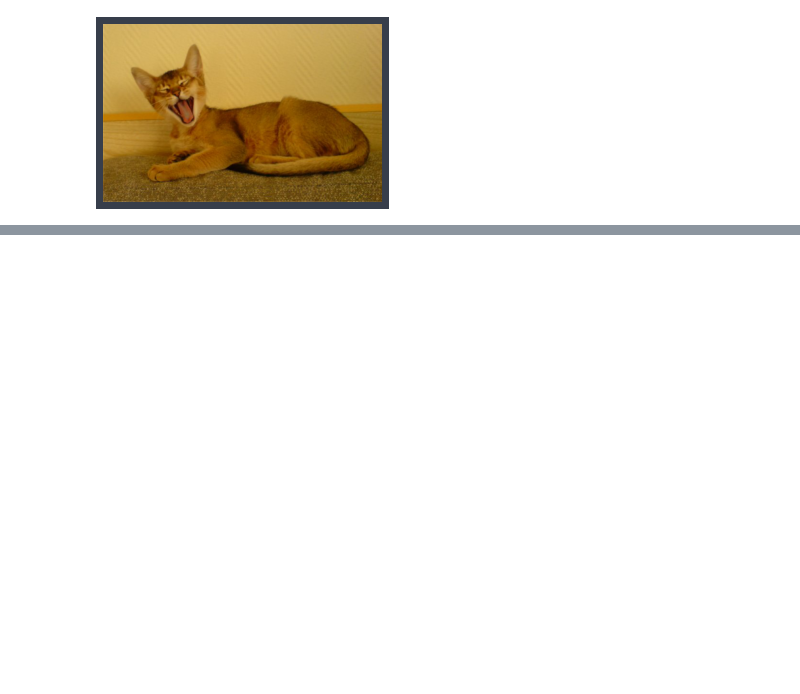
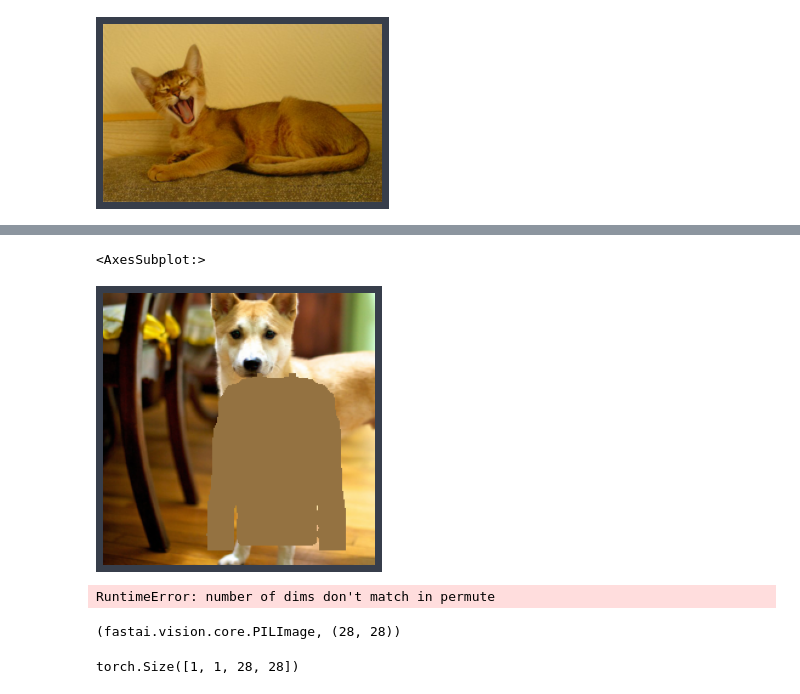
Before and after one commit to fredguth/occlusion_experiments, a Jupyter notebook: 00_core.ipynb, the cells around one changed output, grey strips where cells are left out. Saved outputs shown, nothing was run; the diff lists cells and outputs as text; code cells hidden in the pictures; blank space fills up the shorter version.

```diff
--- a/00_core.ipynb
+++ b/00_core.ipynb
@@ -144,0 +179,50 @@ p.show(), p.shape
+# %%
+class Occlude(Transform):
+    def __init__(self, occlusion_data):
+        self.occ = occlusion_data
+#         self.occ_type = 'dataset' if str(occlusion_data.__class__).split('.')[1]=='datasets' else 'file'
+    def encodes(self, f):
+        if (str(f.__class__).find('Image')==-1):
+            'f needs to become an image'
+            i_pipe = Pipeline([PILImage.create, Resize(224)])
+            i = i_pipe(f)
+        else:
+            i = Resize(224)(f)
+        o = random.choice(self.occ)
+        r, c = i.shape
+        s = min(r,c)
+#         if self.occ_type=='dataset':
+#                 o = torchvision.transforms.ToPILImage()(o[0]) #image is in dim 0 and label in 1
+#                 print (o.__class__)
+#                 pipe = Pipeline([RandomResize(int(s*0.4), int(s*.9)), RandomPlacement((r,c))])
+#         else:
+        pipe = Pipeline([PILImage.create, RandomResize(int(s*0.4), int(s*.9)), RandomPlacement((r,c))])
+        o_img = pipe(o)
+        if len(o_img.shape)==2:   o_img = torch.stack([o_img, o_img, o_img]).permute(1,2,0)
+        o_img =Tensor.float(o_img)
+        mask = o_img[:,:]>0.2
+#         o_img = o_img.unsqueeze( 2)  only for PILMask, will do later
+        color = get_mean_color(i)
+        o_img = mask * color
+        b_img = Tensor.float(ToTensor()(i)).permute(1,2,0)
+        mask = o_img[:,:]==0
+        o_img[mask]=b_img[mask]
+        return TensorImage(o_img)
+# %%
+img = pets_files[54]
+# ot= Occlude(mnist_files)
+ot= Occlude(fmnist_data.data)
+oti= ot(img)
+oti.show()
+# %% [output]
+<AxesSubplot:>
+[figure, added]
+# %%
+TensorImage(torch.stack([oti,oti,oti])).show()
+# %% [output]
+RuntimeError: number of dims don't match in permute
+# %%
+i = PILImage.create(fmnist_data.data[0])
+type(i), i.shape
+# %% [output]
+(fastai.vision.core.PILImage, (28, 28))
@@ -144,0 +232,4 @@ p.show(), p.shape
+# %%
+oti.unsqueeze(0).shape
+# %% [output]
+torch.Size([1, 1, 28, 28])
```
Also changed, not shown: parts of 22 cells of this notebook, 1 other file.
